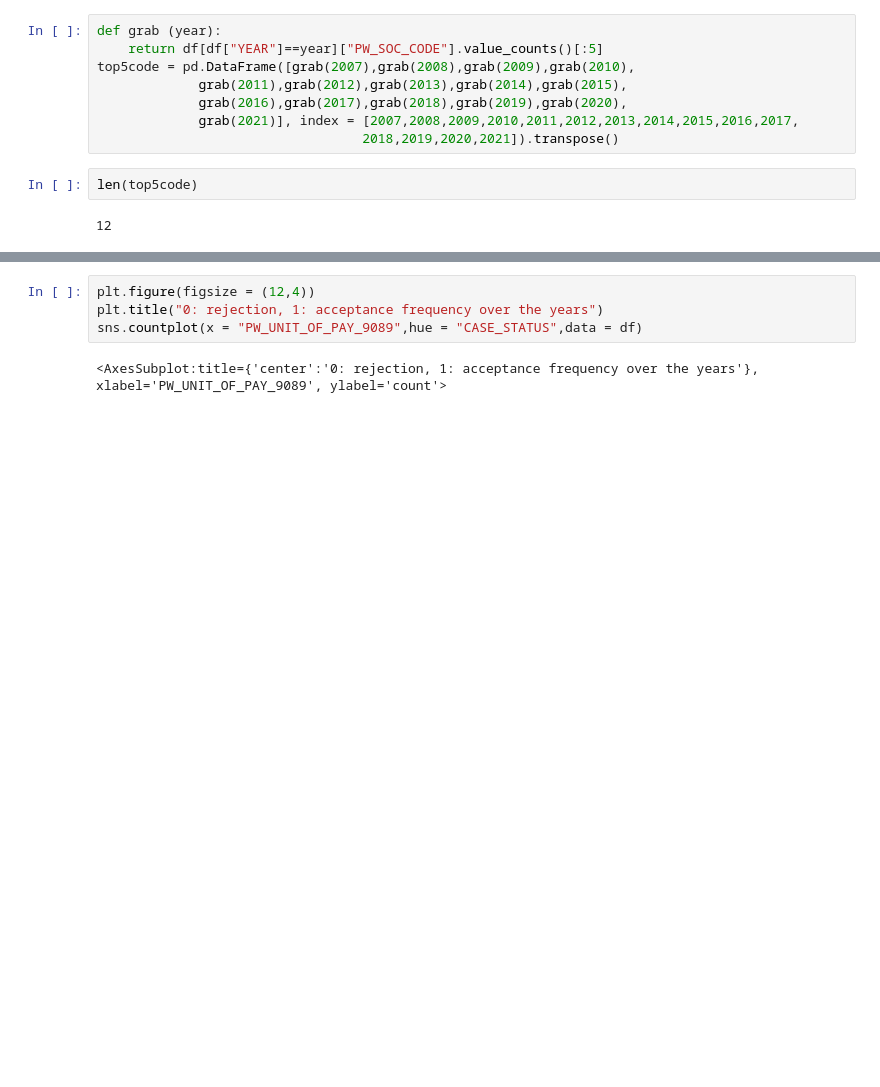
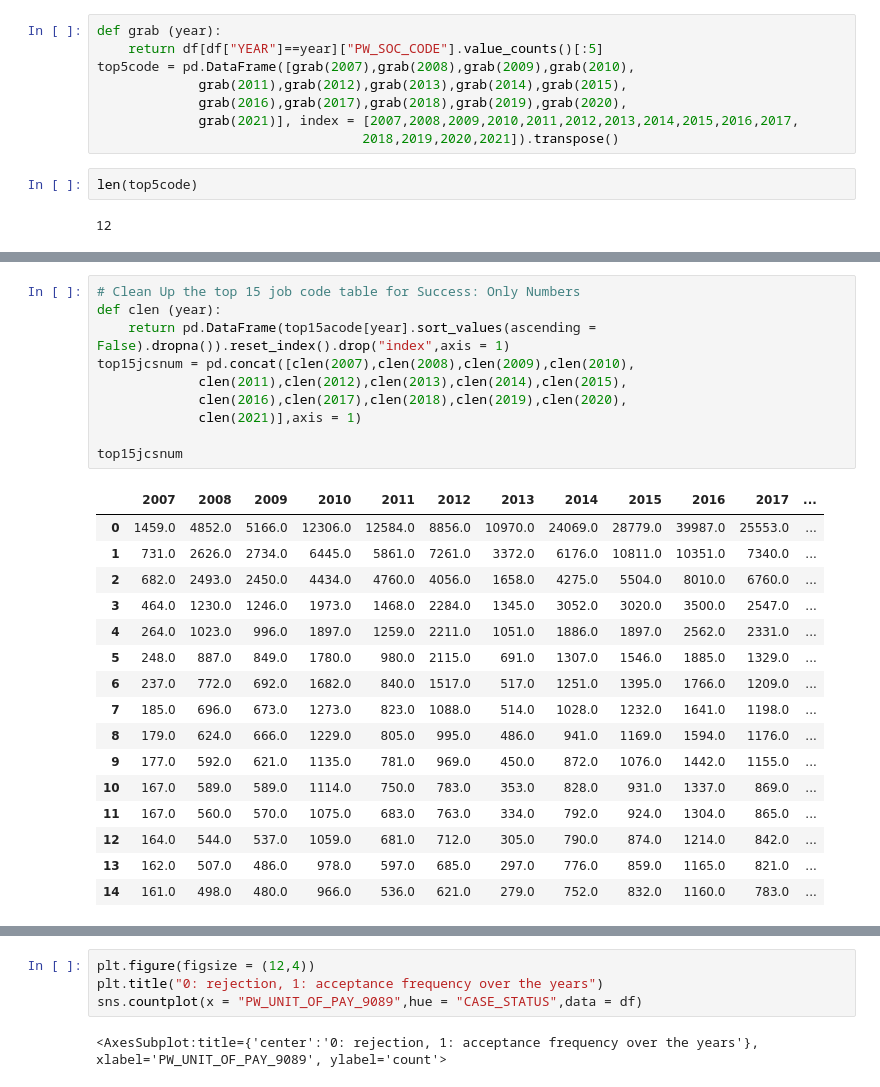
Before and after one commit to tdyk9098/Immigration-Employment-Project, a Jupyter notebook: GC Long Term.ipynb, the cells around one changed output, grey strips where cells are left out. Cells and saved outputs as stored; diff of their text form; blank space fills up the shorter version.

```diff
--- a/GC Long Term.ipynb
+++ b/GC Long Term.ipynb
@@ -1065,0 +1140,27 @@ array([nan, 'HR', 'YR', 'WK', 'BI', 'MTH'], dtype=object)
+# %%
+# Clean Up the top 15 job code table for Success: Only Numbers
+def clen (year):
+    return pd.DataFrame(top15acode[year].sort_values(ascending = False).dropna()).reset_index().drop("index",axis = 1)
+top15jcsnum = pd.concat([clen(2007),clen(2008),clen(2009),clen(2010),
+             clen(2011),clen(2012),clen(2013),clen(2014),clen(2015),
+             clen(2016),clen(2017),clen(2018),clen(2019),clen(2020),
+             clen(2021)],axis = 1)
+
+top15jcsnum
+# %% [output]
+|  | 2007 | 2008 | 2009 | 2010 | 2011 | 2012 | 2013 | 2014 | 2015 | 2016 | 2017 | ... |
+| 0 | 1459.0 | 4852.0 | 5166.0 | 12306.0 | 12584.0 | 8856.0 | 10970.0 | 24069.0 | 28779.0 | 39987.0 | 25553.0 | ... |
+| 1 | 731.0 | 2626.0 | 2734.0 | 6445.0 | 5861.0 | 7261.0 | 3372.0 | 6176.0 | 10811.0 | 10351.0 | 7340.0 | ... |
+| 2 | 682.0 | 2493.0 | 2450.0 | 4434.0 | 4760.0 | 4056.0 | 1658.0 | 4275.0 | 5504.0 | 8010.0 | 6760.0 | ... |
+| 3 | 464.0 | 1230.0 | 1246.0 | 1973.0 | 1468.0 | 2284.0 | 1345.0 | 3052.0 | 3020.0 | 3500.0 | 2547.0 | ... |
+| 4 | 264.0 | 1023.0 | 996.0 | 1897.0 | 1259.0 | 2211.0 | 1051.0 | 1886.0 | 1897.0 | 2562.0 | 2331.0 | ... |
+| 5 | 248.0 | 887.0 | 849.0 | 1780.0 | 980.0 | 2115.0 | 691.0 | 1307.0 | 1546.0 | 1885.0 | 1329.0 | ... |
+| 6 | 237.0 | 772.0 | 692.0 | 1682.0 | 840.0 | 1517.0 | 517.0 | 1251.0 | 1395.0 | 1766.0 | 1209.0 | ... |
+| 7 | 185.0 | 696.0 | 673.0 | 1273.0 | 823.0 | 1088.0 | 514.0 | 1028.0 | 1232.0 | 1641.0 | 1198.0 | ... |
+| 8 | 179.0 | 624.0 | 666.0 | 1229.0 | 805.0 | 995.0 | 486.0 | 941.0 | 1169.0 | 1594.0 | 1176.0 | ... |
+| 9 | 177.0 | 592.0 | 621.0 | 1135.0 | 781.0 | 969.0 | 450.0 | 872.0 | 1076.0 | 1442.0 | 1155.0 | ... |
+| 10 | 167.0 | 589.0 | 589.0 | 1114.0 | 750.0 | 783.0 | 353.0 | 828.0 | 931.0 | 1337.0 | 869.0 | ... |
+| 11 | 167.0 | 560.0 | 570.0 | 1075.0 | 683.0 | 763.0 | 334.0 | 792.0 | 924.0 | 1304.0 | 865.0 | ... |
+| 12 | 164.0 | 544.0 | 537.0 | 1059.0 | 681.0 | 712.0 | 305.0 | 790.0 | 874.0 | 1214.0 | 842.0 | ... |
+| 13 | 162.0 | 507.0 | 486.0 | 978.0 | 597.0 | 685.0 | 297.0 | 776.0 | 859.0 | 1165.0 | 821.0 | ... |
+| 14 | 161.0 | 498.0 | 480.0 | 966.0 | 536.0 | 621.0 | 279.0 | 752.0 | 832.0 | 1160.0 | 783.0 | ... |
```
Also changed, not shown: parts of 35 cells of this notebook.
